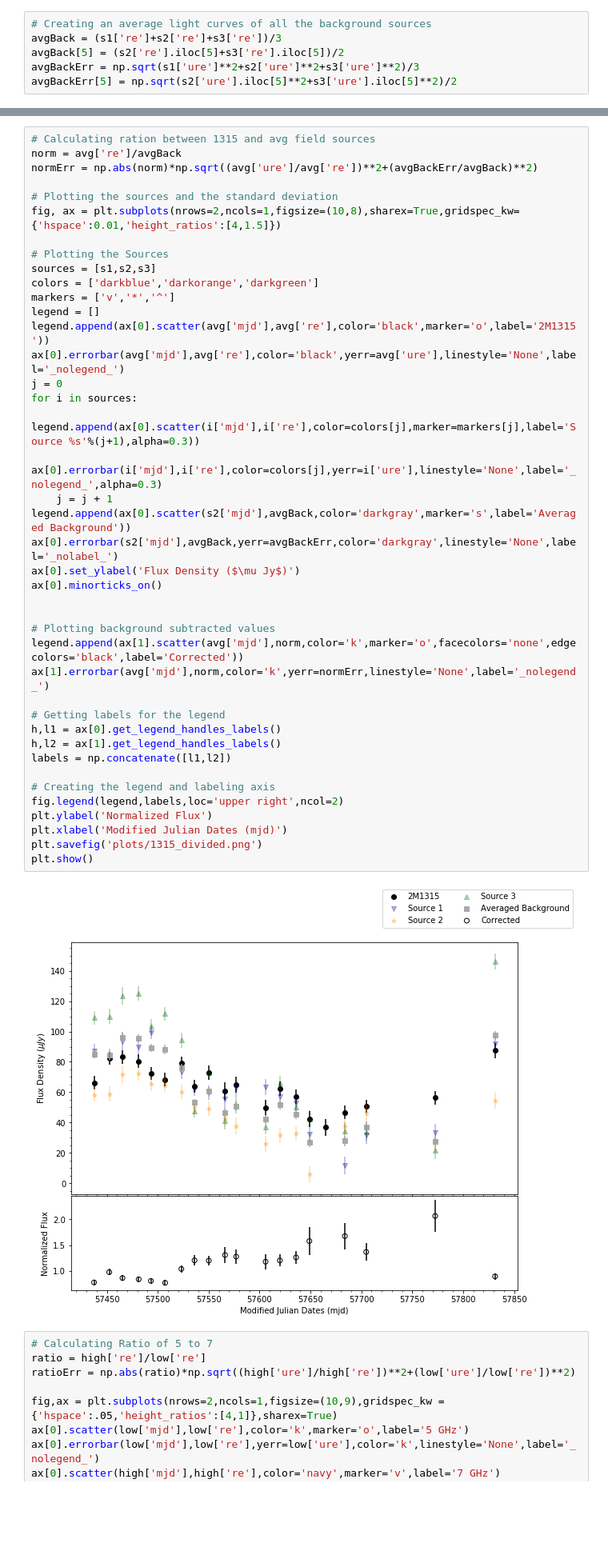
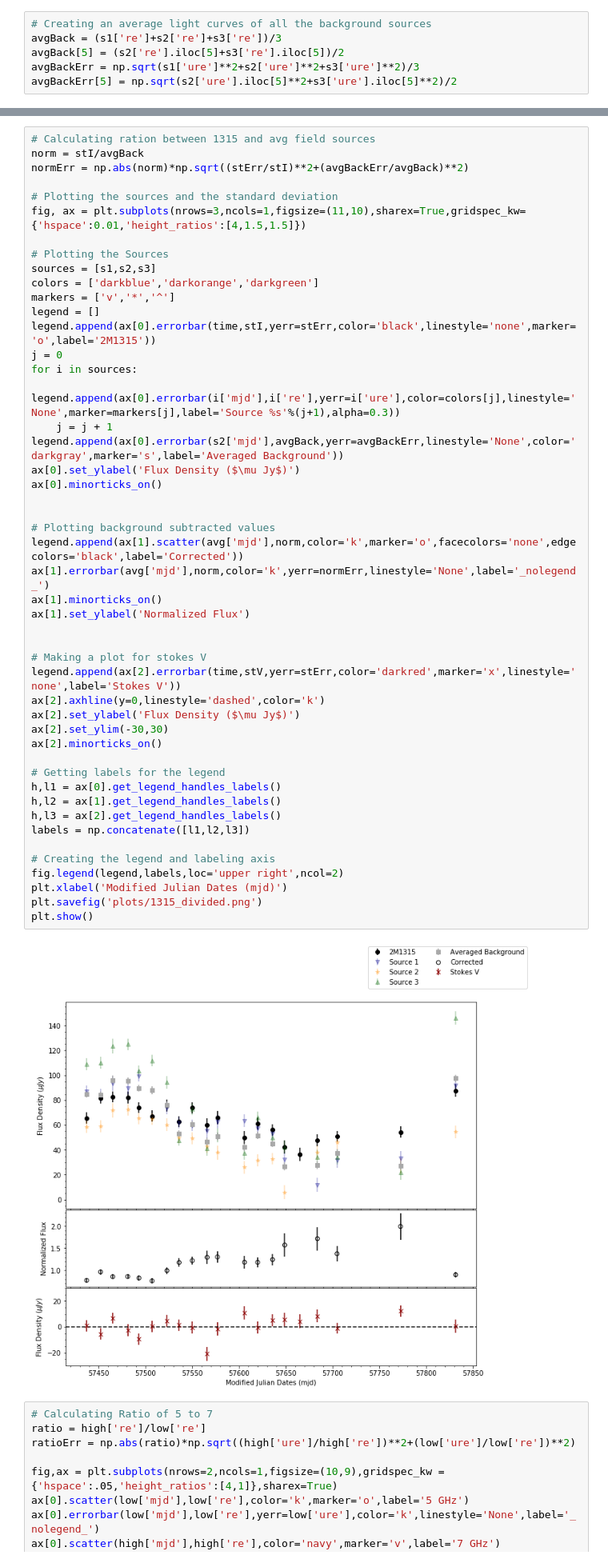
Before and after one commit to rvanlinge/radio_project, a Jupyter notebook: 1315_LTObservations.ipynb, the cells around one changed output, grey strips where cells are left out. Shown at 80% size. Saved outputs shown, nothing was run; the diff lists cells and outputs as text; blank space fills up the shorter version.

```diff
--- a/1315_LTObservations.ipynb
+++ b/1315_LTObservations.ipynb
@@ -126,47 +126,54 @@ plt.show()
 [figure]
 # %%
 # Calculating ration between 1315 and avg field sources
-norm = avg['re']/avgBack
-normErr = np.abs(norm)*np.sqrt((avg['ure']/avg['re'])**2+(avgBackErr/avgBack)**2)
+norm = stI/avgBack
+normErr = np.abs(norm)*np.sqrt((stErr/stI)**2+(avgBackErr/avgBack)**2)
 
 # Plotting the sources and the standard deviation
-fig, ax = plt.subplots(nrows=2,ncols=1,figsize=(10,8),sharex=True,gridspec_kw={'hspace':0.01,'height_ratios':[4,1.5]})
+fig, ax = plt.subplots(nrows=3,ncols=1,figsize=(11,10),sharex=True,gridspec_kw={'hspace':0.01,'height_ratios':[4,1.5,1.5]})
 
 # Plotting the Sources
 sources = [s1,s2,s3]
 colors = ['darkblue','darkorange','darkgreen']
 markers = ['v','*','^']
 legend = []
-legend.append(ax[0].scatter(avg['mjd'],avg['re'],color='black',marker='o',label='2M1315'))
-ax[0].errorbar(avg['mjd'],avg['re'],color='black',yerr=avg['ure'],linestyle='None',label='_nolegend_')
+legend.append(ax[0].errorbar(time,stI,yerr=stErr,color='black',linestyle='none',marker='o',label='2M1315'))
 j = 0
 for i in sources:
-    legend.append(ax[0].scatter(i['mjd'],i['re'],color=colors[j],marker=markers[j],label='Source %s'%(j+1),alpha=0.3))
-    ax[0].errorbar(i['mjd'],i['re'],color=colors[j],yerr=i['ure'],linestyle='None',label='_nolegend_',alpha=0.3)
+    legend.append(ax[0].errorbar(i['mjd'],i['re'],yerr=i['ure'],color=colors[j],linestyle='None',marker=markers[j],label='Source %s'%(j+1),alpha=0.3))
     j = j + 1
-legend.append(ax[0].scatter(s2['mjd'],avgBack,color='darkgray',marker='s',label='Averaged Background'))
-ax[0].errorbar(s2['mjd'],avgBack,yerr=avgBackErr,color='darkgray',linestyle='None',label='_nolabel_')
+legend.append(ax[0].errorbar(s2['mjd'],avgBack,yerr=avgBackErr,linestyle='None',color='darkgray',marker='s',label='Averaged Background'))
 ax[0].set_ylabel('Flux Density ($\mu Jy$)')
 ax[0].minorticks_on()
 
 
 # Plotting background subtracted values
 legend.append(ax[1].scatter(avg['mjd'],norm,color='k',marker='o',facecolors='none',edgecolors='black',label='Corrected'))
 ax[1].errorbar(avg['mjd'],norm,color='k',yerr=normErr,linestyle='None',label='_nolegend_')
+ax[1].minorticks_on()
+ax[1].set_ylabel('Normalized Flux')
+
+
+# Making a plot for stokes V
+legend.append(ax[2].errorbar(time,stV,yerr=stErr,color='darkred',marker='x',linestyle='none',label='Stokes V'))
+ax[2].axhline(y=0,linestyle='dashed',color='k')
+ax[2].set_ylabel('Flux Density ($\mu Jy$)')
+ax[2].set_ylim(-30,30)
+ax[2].minorticks_on()
 
 # Getting labels for the legend
 h,l1 = ax[0].get_legend_handles_labels()
 h,l2 = ax[1].get_legend_handles_labels()
-labels = np.concatenate([l1,l2])
+h,l3 = ax[2].get_legend_handles_labels()
+labels = np.concatenate([l1,l2,l3])
 
 # Creating the legend and labeling axis
 fig.legend(legend,labels,loc='upper right',ncol=2)
-plt.ylabel('Normalized Flux')
 plt.xlabel('Modified Julian Dates (mjd)')
 plt.savefig('plots/1315_divided.png')
 plt.show()
 # %% [output]
-[figure, old version]
+[figure, new version]
 # %%
 # Calculating Ratio of 5 to 7
 ratio = high['re']/low['re']
```
Also changed, not shown: parts of 7 cells of this notebook, 15 other files.
